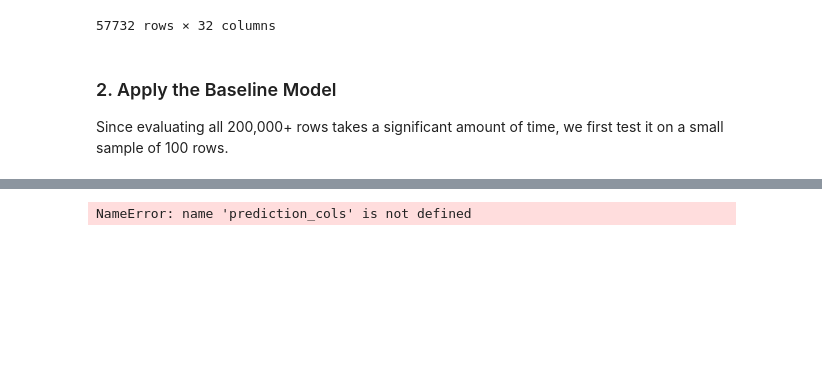
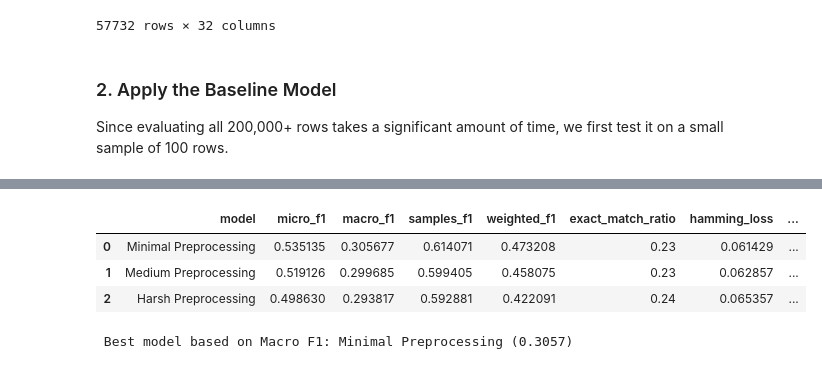
Before and after one commit to marianacalaispedro/ailab, a Jupyter notebook: notebooks/baseline_evaluation.ipynb, the cells around one changed output, grey strips where cells are left out. Cells and saved outputs as stored; diff of their text form; code cells hidden in the pictures; blank space fills up the shorter version.

```diff
--- a/notebooks/baseline_evaluation.ipynb
+++ b/notebooks/baseline_evaluation.ipynb
@@ -313,8 +308,30 @@ emotion_cols = dataset.columns[1:29]
+# %%
+emotion_cols = [col for col in dataset.columns
+                if col not in ['text', '01_minimal_preprocessing', '02_medium_preprocessing',
+                              '03_harsh_preprocessing']
+                and not col.endswith('_predictions')]
+# %%
+prediction_cols = {
+    'Minimal Preprocessing': '01_baseline_predictions',
+    'Medium Preprocessing': '02_baseline_predictions',
+    'Harsh Preprocessing': '03_baseline_predictions'
+}
 # %%
 comparison_df = create_model_comparison_df(
     df=test_data,  # or dataset_with_predictions
     emotion_cols=emotion_cols,
     prediction_cols=prediction_cols
 )
-# %% [output]
-NameError: name 'prediction_cols' is not defined
+# %%
+comparison_df.head()
+# %% [output]
+|  | model | micro_f1 | macro_f1 | samples_f1 | weighted_f1 | exact_match_ratio | hamming_loss | ... |
+| 0 | Minimal Preprocessing | 0.535135 | 0.305677 | 0.614071 | 0.473208 | 0.23 | 0.061429 | ... |
+| 1 | Medium Preprocessing | 0.519126 | 0.299685 | 0.599405 | 0.458075 | 0.23 | 0.062857 | ... |
+| 2 | Harsh Preprocessing | 0.498630 | 0.293817 | 0.592881 | 0.422091 | 0.24 | 0.065357 | ... |
+# %%
+best_model = comparison_df.loc[comparison_df['macro_f1'].idxmax(), 'model']
+best_f1 = comparison_df.loc[comparison_df['macro_f1'].idxmax(), 'macro_f1']
+print(f"\n Best model based on Macro F1: {best_model} ({best_f1:.4f})")
+# %% [output]
+ Best model based on Macro F1: Minimal Preprocessing (0.3057)
```
Also changed, not shown: parts of 3 cells of this notebook, 4 other files.
